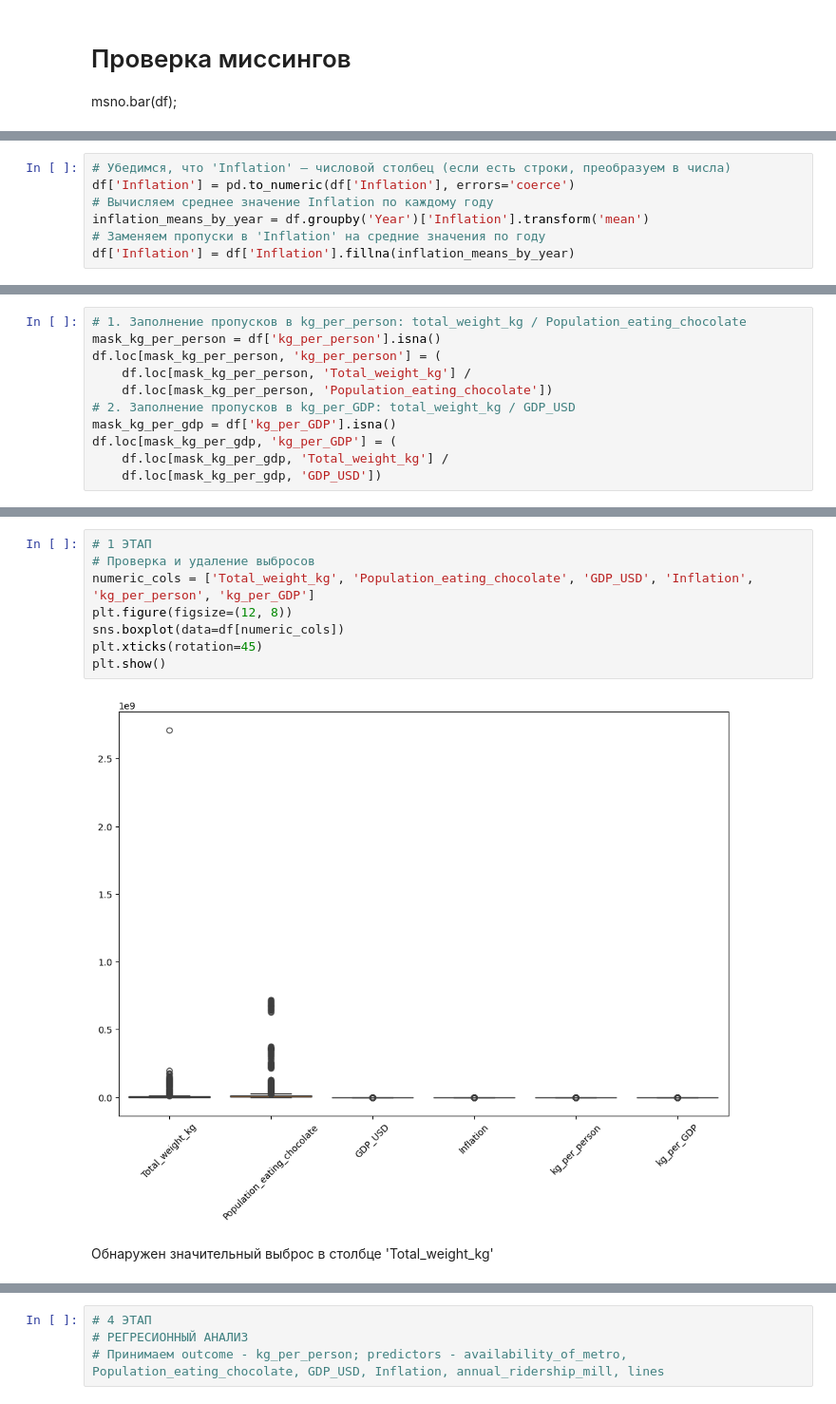
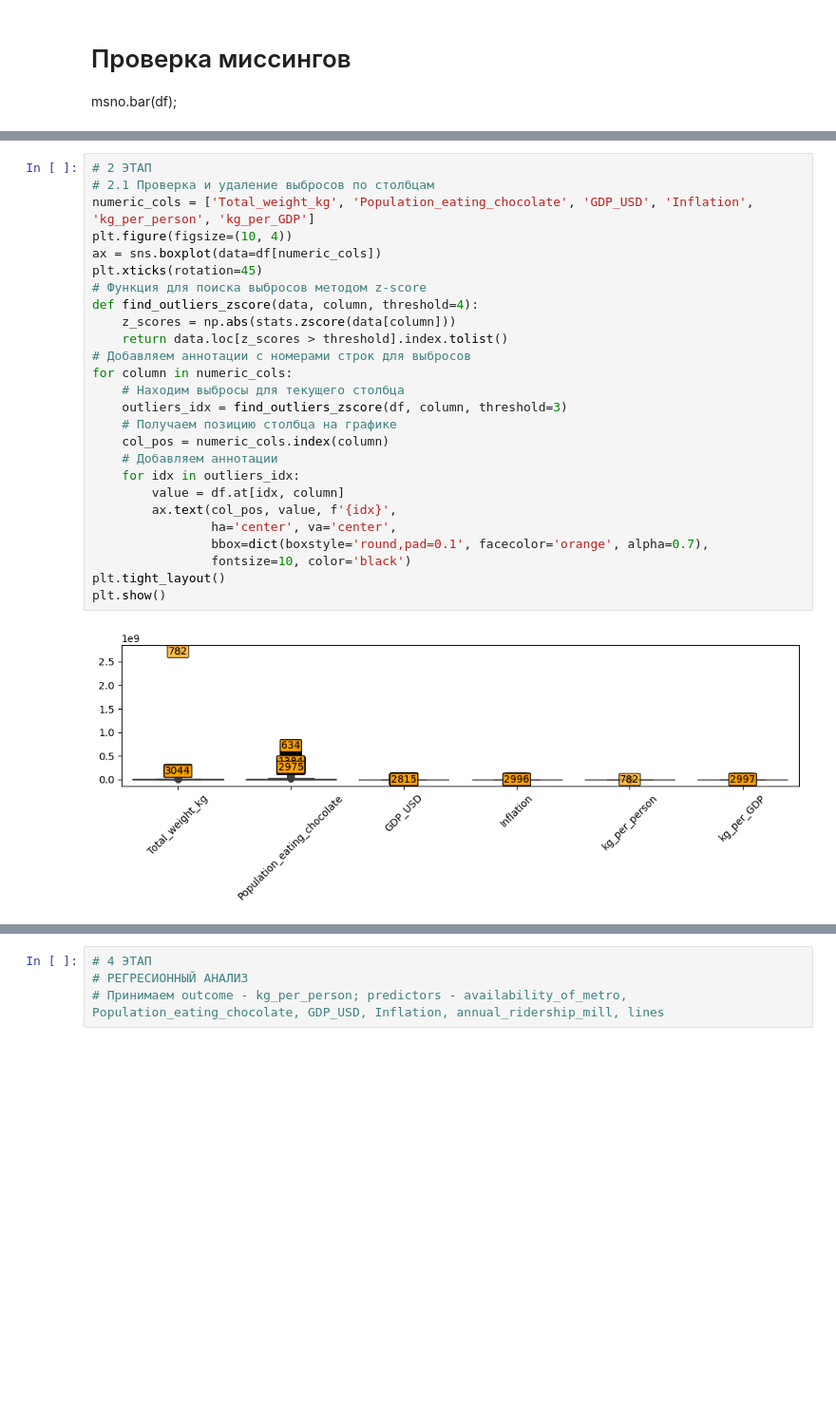
Before and after one commit to Paskored/Data-Analyst-Project_Kashtanov, a Jupyter notebook: Notebook/Курсовая V2.ipynb, the cells around one changed output, grey strips where cells are left out. Shown at 95% size. Drawn from its saved outputs; the diff is of its cells as text; blank space fills up the shorter version.

```diff
--- a/Notebook/Курсовая V2.ipynb
+++ b/Notebook/Курсовая V2.ipynb
@@ -50,8 +58 @@ df['Total_weight_kg'] = df['Total_weight_kg'].mask(
-# %%
-# Убедимся, что 'Inflation' — числовой столбец (если есть строки, преобразуем в числа)
-df['Inflation'] = pd.to_numeric(df['Inflation'], errors='coerce')
-# Вычисляем среднее значение Inflation по каждому году
-inflation_means_by_year = df.groupby('Year')['Inflation'].transform('mean')
-# Заменяем пропуски в 'Inflation' на средние значения по году
-df['Inflation'] = df['Inflation'].fillna(inflation_means_by_year)
 # %%
@@ -88,14 +97,3 @@ result.head(3)
-# %%
-# 1. Заполнение пропусков в kg_per_person: total_weight_kg / Population_eating_chocolate
-mask_kg_per_person = df['kg_per_person'].isna()
-df.loc[mask_kg_per_person, 'kg_per_person'] = (
-    df.loc[mask_kg_per_person, 'Total_weight_kg'] /
-    df.loc[mask_kg_per_person, 'Population_eating_chocolate'])
-# 2. Заполнение пропусков в kg_per_GDP: total_weight_kg / GDP_USD
-mask_kg_per_gdp = df['kg_per_GDP'].isna()
-df.loc[mask_kg_per_gdp, 'kg_per_GDP'] = (
-    df.loc[mask_kg_per_gdp, 'Total_weight_kg'] /
-    df.loc[mask_kg_per_gdp, 'GDP_USD'])
 # %%
 df.isna().sum()
 # %% [output]
@@ -119,13 +117,29 @@ df.to_excel(output_file, index=False, engine='openpyxl')
-# %%
-# 1 ЭТАП
-# Проверка и удаление выбросов
-numeric_cols = ['Total_weight_kg', 'Population_eating_chocolate', 'GDP_USD', 'Inflation', 'kg_per_person', 'kg_per_GDP']
-plt.figure(figsize=(12, 8))
-sns.boxplot(data=df[numeric_cols])
-plt.xticks(rotation=45)
-plt.show()
-# %% [output]
-[figure, removed]
-# %% [markdown]
-Обнаружен значительный выброс в столбце 'Total_weight_kg'
+# %%
+# 2 ЭТАП
+# 2.1 Проверка и удаление выбросов по столбцам
+numeric_cols = ['Total_weight_kg', 'Population_eating_chocolate', 'GDP_USD', 'Inflation', 'kg_per_person', 'kg_per_GDP']
+plt.figure(figsize=(10, 4))
+ax = sns.boxplot(data=df[numeric_cols])
+plt.xticks(rotation=45)
+# Функция для поиска выбросов методом z-score
+def find_outliers_zscore(data, column, threshold=4):
+    z_scores = np.abs(stats.zscore(data[column]))
+    return data.loc[z_scores > threshold].index.tolist()
+# Добавляем аннотации с номерами строк для выбросов
+for column in numeric_cols:
+    # Находим выбросы для текущего столбца
+    outliers_idx = find_outliers_zscore(df, column, threshold=3)
+    # Получаем позицию столбца на графике
+    col_pos = numeric_cols.index(column)
+    # Добавляем аннотации
+    for idx in outliers_idx:
+        value = df.at[idx, column]
+        ax.text(col_pos, value, f'{idx}',
+                ha='center', va='center',
+                bbox=dict(boxstyle='round,pad=0.1', facecolor='orange', alpha=0.7),
+                fontsize=10, color='black')
+plt.tight_layout()
+plt.show()
+# %% [output]
+[figure, added]
 # %%
```
Also changed, not shown: parts of 57 cells of this notebook, 9 other files.
